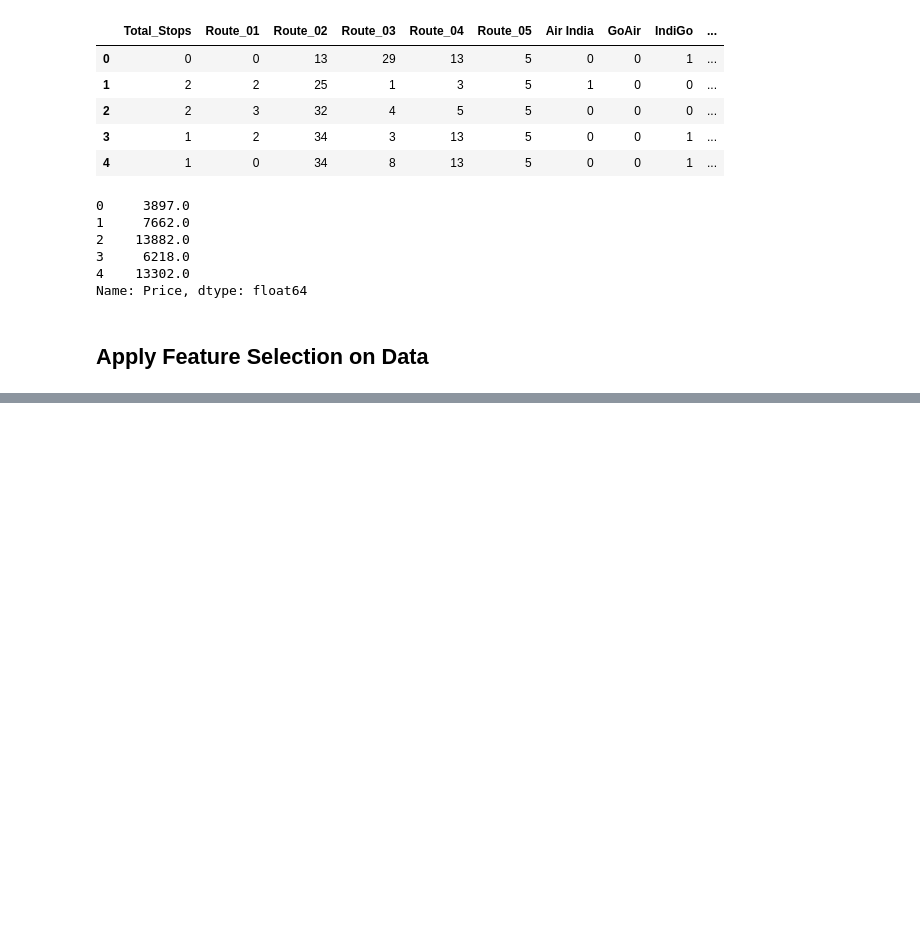
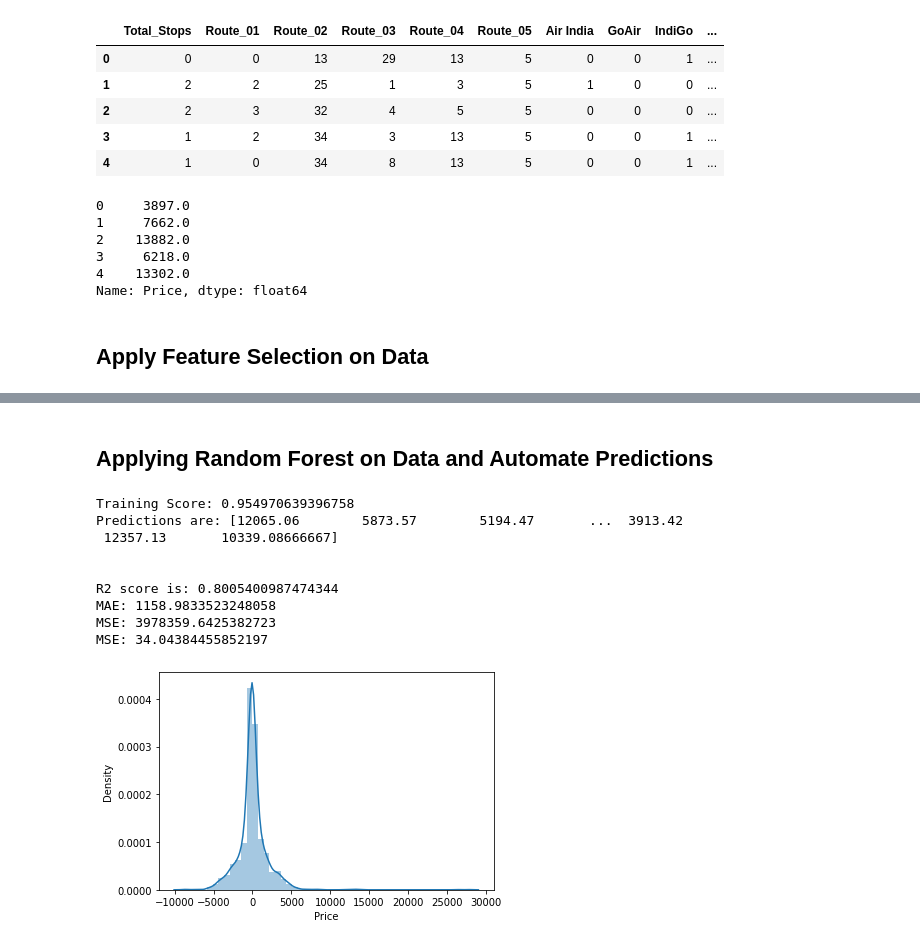
Before and after one commit to ghimiresunil/Three-Real-World-Data-Science-Project, a Jupyter notebook: flight_fare_prediction.ipynb, the cells around one changed output, grey strips where cells are left out. Drawn from its saved outputs; the diff is of its cells as text; code cells hidden in the pictures; blank space fills up the shorter version.

Commit message:
Apply random forest model

```diff
--- a/flight_fare_prediction.ipynb
+++ b/flight_fare_prediction.ipynb
@@ -719,0 +736,2 @@ imp.sor
+# %% [markdown]
+## Applying Random Forest on Data and Automate Predictions
@@ -719,0 +740,25 @@ imp.sor
+# %%
+X_train, X_test, y_train, y_test = train_test_split(X_data, y_data, test_size = 0.2,
+                                                    train_size = 0.8, random_state = 70311)
+# %%
+from sklearn import metrics
+
+def pred(ml_model):
+    model = ml_model.fit(X_train, y_train)
+    print('Training Score: {}'.format(model.score(X_train, y_train)))
+    predictions = model.predict(X_test)
+    print('Predictions are: {}'.format(predictions))
+    print('\n')
+
+    r2_score = metrics.r2_score(y_test, predictions)
+    print('R2 score is: {}'.format(r2_score))
+
+    MAE = metrics.mean_absolute_error(y_test, predictions)
+    print('MAE: {}'.format(MAE))
+
+    MSE = metrics.mean_squared_error(y_test, predictions)
+    print('MSE: {}'.format(MSE))
+
+    rmse = np.sqrt(MAE)
+    print('MSE: {}'.format(rmse))
+    sns.distplot(y_test - predictions)
@@ -719,0 +767,13 @@ imp.sor
+# %%
+pred(RandomForestRegressor())
+# %% [output]
+Training Score: 0.954970639396758
+Predictions are: [12065.06        5873.57        5194.47       ...  3913.42
+ 12357.13       10339.08666667]
+
+
+R2 score is: 0.8005400987474344
+MAE: 1158.9833523248058
+MSE: 3978359.6425382723
+MSE: 34.04384455852197
+[figure, added]
```
Also changed, not shown: parts of 5 cells of this notebook.
